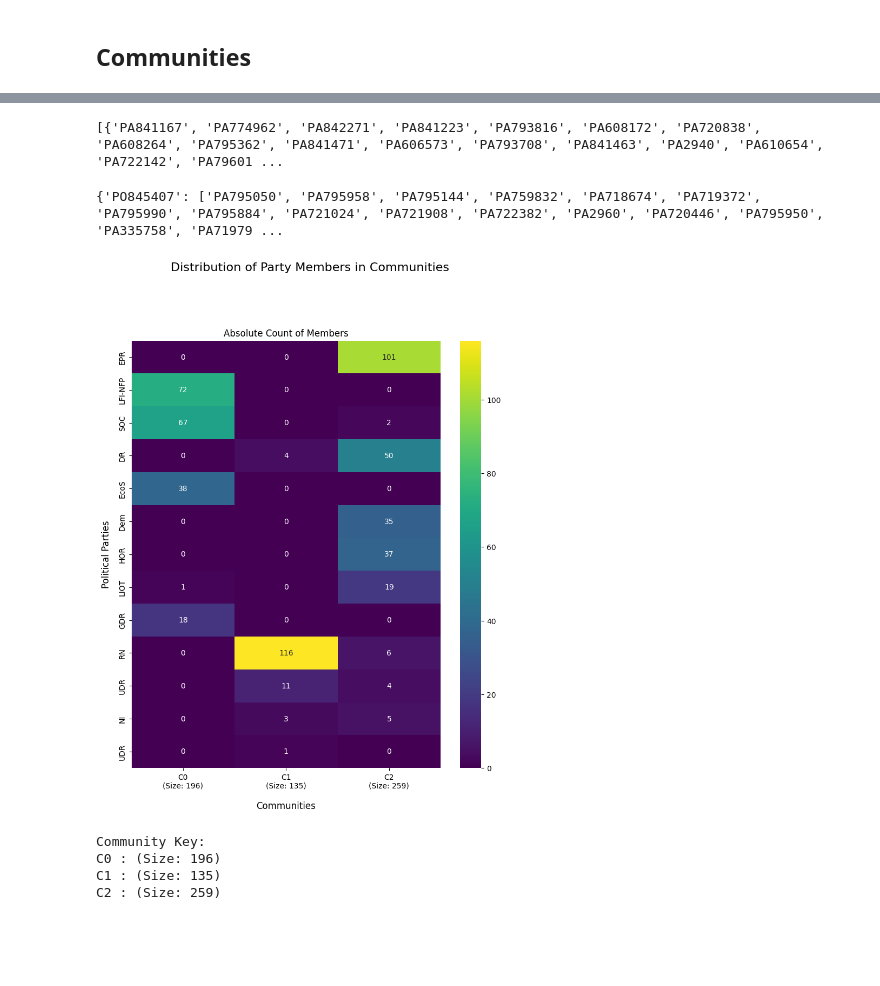
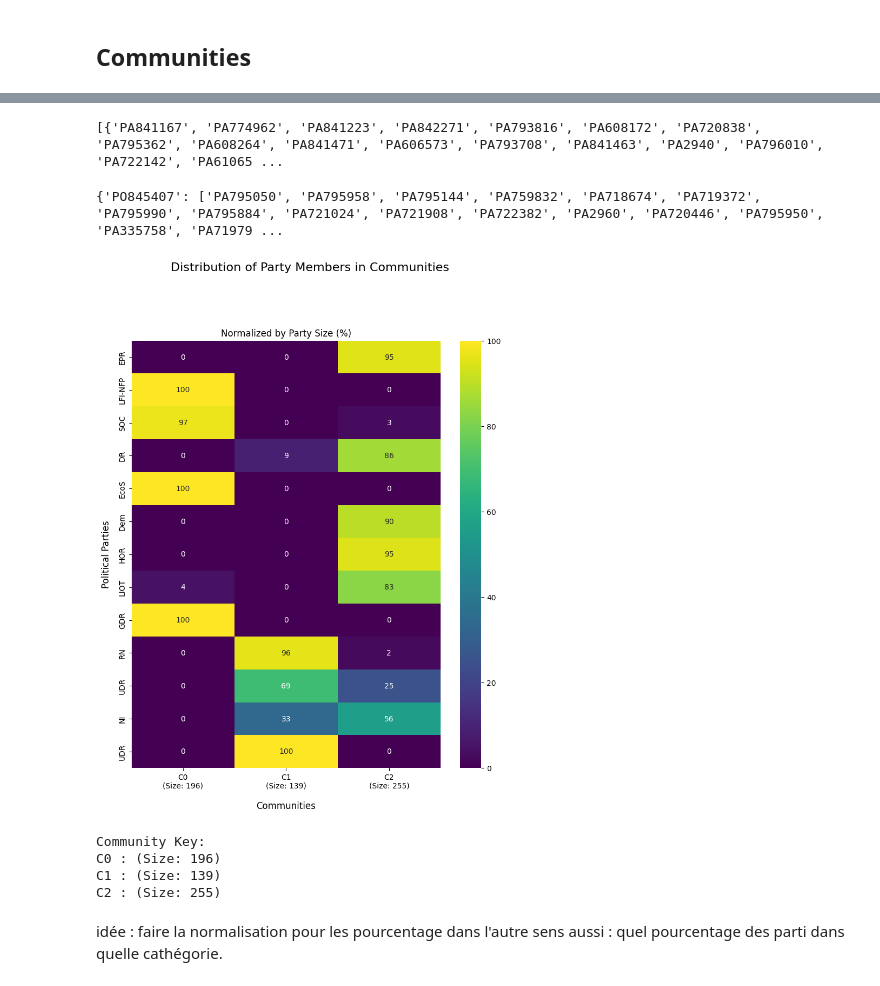
Before and after one commit to PierreHollebeque/02805_SocialGraph_Project, a Jupyter notebook: graph_construction.ipynb, the cells around one changed output, grey strips where cells are left out. Drawn from its saved outputs; the diff is of its cells as text; code cells hidden in the pictures; blank space fills up the shorter version.

```diff
--- a/graph_construction.ipynb
+++ b/graph_construction.ipynb
@@ -62,7 +62,7 @@ for deputy_id, deputy_info in deputies.items():
     G.add_node(deputy_id, name=deputy_info.get('name', 'Unknown'))
 
 # Set threshold k (percentage between 0 and 1)
-k = 0.3  # Deputies need to vote POUR together in at least k % of their common votes
+k = 0.30  # Deputies need to vote POUR together in at least k % of their common votes
 
 # Second pass: create edges based on threshold
 edges_added = 0
@@ -574,7 +555,7 @@ for i,comm in enumerate(list(communities_set)):
 
 print(list(communities_dict.values()))
 # %% [output]
-[{'PA841167', 'PA774962', 'PA842271', 'PA841223', 'PA793816', 'PA608172', 'PA720838', 'PA608264', 'PA795362', 'PA841471', 'PA606573', 'PA793708', 'PA841463', 'PA2940', 'PA610654', 'PA722142', 'PA79601 ...
+[{'PA841167', 'PA774962', 'PA841223', 'PA842271', 'PA793816', 'PA608172', 'PA720838', 'PA795362', 'PA608264', 'PA841471', 'PA606573', 'PA793708', 'PA841463', 'PA2940', 'PA796010', 'PA722142', 'PA61065 ...
 # %%
 partis_members = {}
 
@@ -590,7 +571,7 @@ print(partis_members)
 # %% [output]
 {'PO845407': ['PA795050', 'PA795958', 'PA795144', 'PA759832', 'PA718674', 'PA719372', 'PA795990', 'PA795884', 'PA721024', 'PA721908', 'PA722382', 'PA2960', 'PA720446', 'PA795950', 'PA335758', 'PA71979 ...
 # %%
-def calculate_matrix_D(dict_partis, dict_commu_raw, all_member_ids, norm_vertical=True, plot=True):
+def calculate_matrix_D(dict_partis, dict_commu_raw, all_member_ids, norm_vertical=False, norm_horizontal=True, plot=True):
 
     # Convert the raw frozenset dictionary into the (name, [members]) tuple format
     community_tuples = [] # This will be [(comm_key, [members]), ...]
@@ -602,17 +583,10 @@ def calculate_matrix_D(dict_partis, dict_commu_raw, all_member_ids, norm_vertica
         comm_set = dict_commu_raw[comm_key]
         members_in_comm = []
 
-        # --- MODIFIED LOGIC ---
         # Only extract member IDs
         for item in comm_set:
             if item in all_member_ids:
                 members_in_comm.append(item)
-            # else:
-                # We no longer care about the string name
-                # comm_name = item # <-- REMOVED
-
-        # if comm_name is None:
-        #     comm_name = f"Unnamed {comm_key}" # Fallback # <-- REMOVED
 
         # Store the KEY (C0, C1...) as the "name"
         community_tuples.append((comm_key, members_in_comm))
@@ -645,6 +619,14 @@ def calculate_matrix_D(dict_partis, dict_commu_raw, all_member_ids, norm_vertica
                 else:
                     D[i, j] = 0
 
+            elif norm_horizontal:
+                num_party_members = len(party_i_members)
+                if num_party_members > 0: # Évite la division par zéro
+                    D[i, j] *= 100 / num_party_members
+                else:
+                    D[i, j] = 0 # Parti vide
+
+
     if plot:
         # Axes X (Columns) and Y (Lines) : Communitie and genre names
 
@@ -664,35 +646,40 @@ def calculate_matrix_D(dict_partis, dict_commu_raw, all_member_ids, norm_vertica
             cmap='viridis',      # Color (Blue=Weak, Yellow=Strong)
             xticklabels=x_labels,
             yticklabels=y_labels
         )
         plt.suptitle('Distribution of Party Members in Communities', fontsize=16, y=1.02)
         if norm_vertical:
             plt.title(f'Normalized by Community Size (%)')
+        elif norm_horizontal:
+            plt.title(f'Normalized by Party Size (%)')
         else:
             plt.title(f'Absolute Count of Members')
 
         plt.xlabel('Communities', fontsize=12, labelpad=15)
         plt.ylabel('Political Parties', fontsize=12, labelpad=10)
 
         plt.tight_layout(rect=[0, 0.03, 1, 0.95]) # Adjust layout for suptitle
         plt.show()
 
         print("Community Key:")
         for i, community_tuple in enumerate(community_tuples):
             print(f'{community_tuple[0]} : (Size: {len(community_tuple[1])})')
 
     return D
 
 matrix_D = calculate_matrix_D(
     partis_members,
     communities_dict,
     plot=True,
     norm_vertical=False,
+    norm_horizontal= True,
     all_member_ids = set(deputies.keys())
 )
 # %% [output]
-[figure, old version]
+[figure, new version]
 Community Key:
 C0 : (Size: 196)
-C1 : (Size: 135)
-C2 : (Size: 259)
+C1 : (Size: 139)
+C2 : (Size: 255)
+# %% [markdown]
+idée : faire la normalisation pour les pourcentage dans l'autre sens aussi : quel pourcentage des parti dans quelle cathégorie.
```
Also changed, not shown: parts of 4 cells of this notebook, 1 other file.
